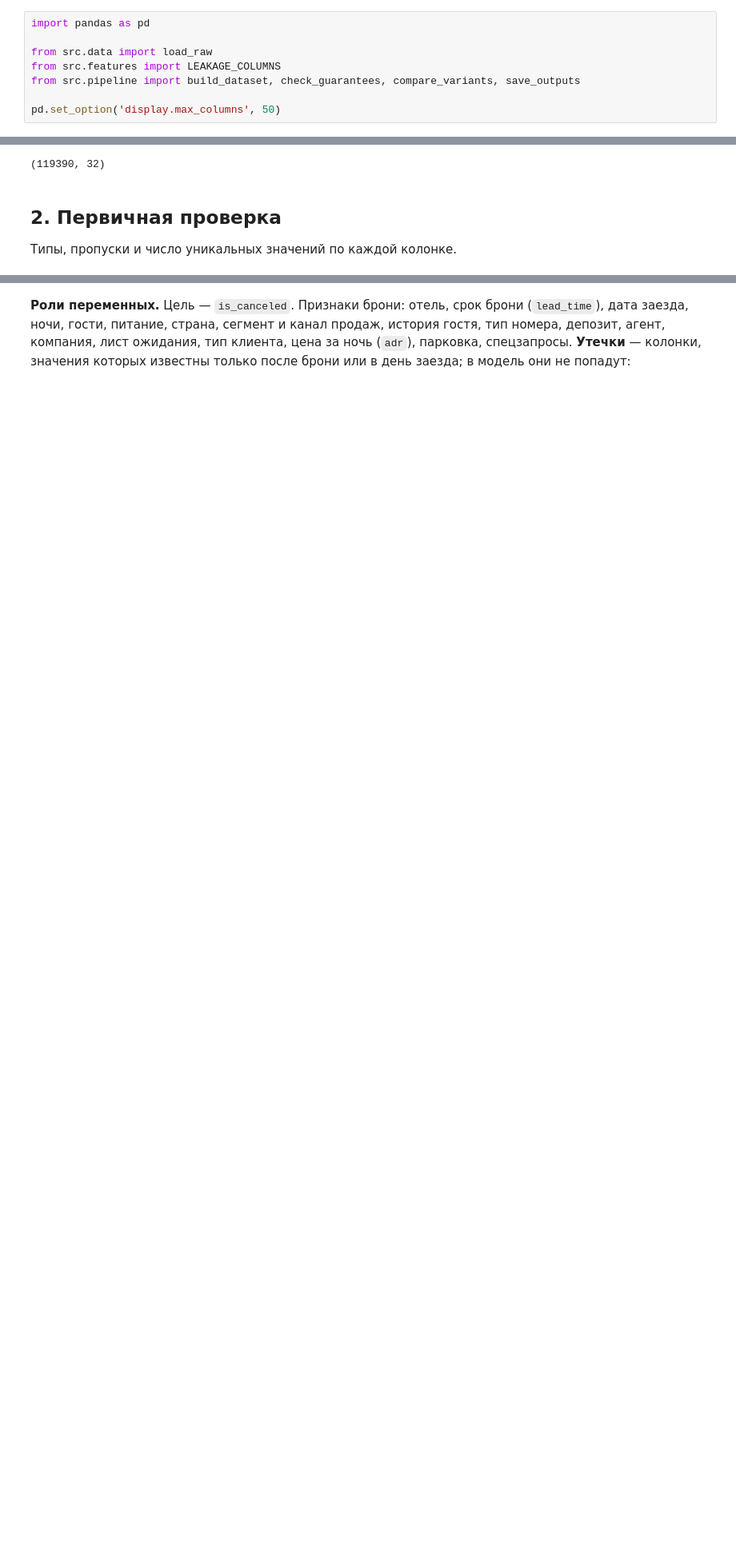
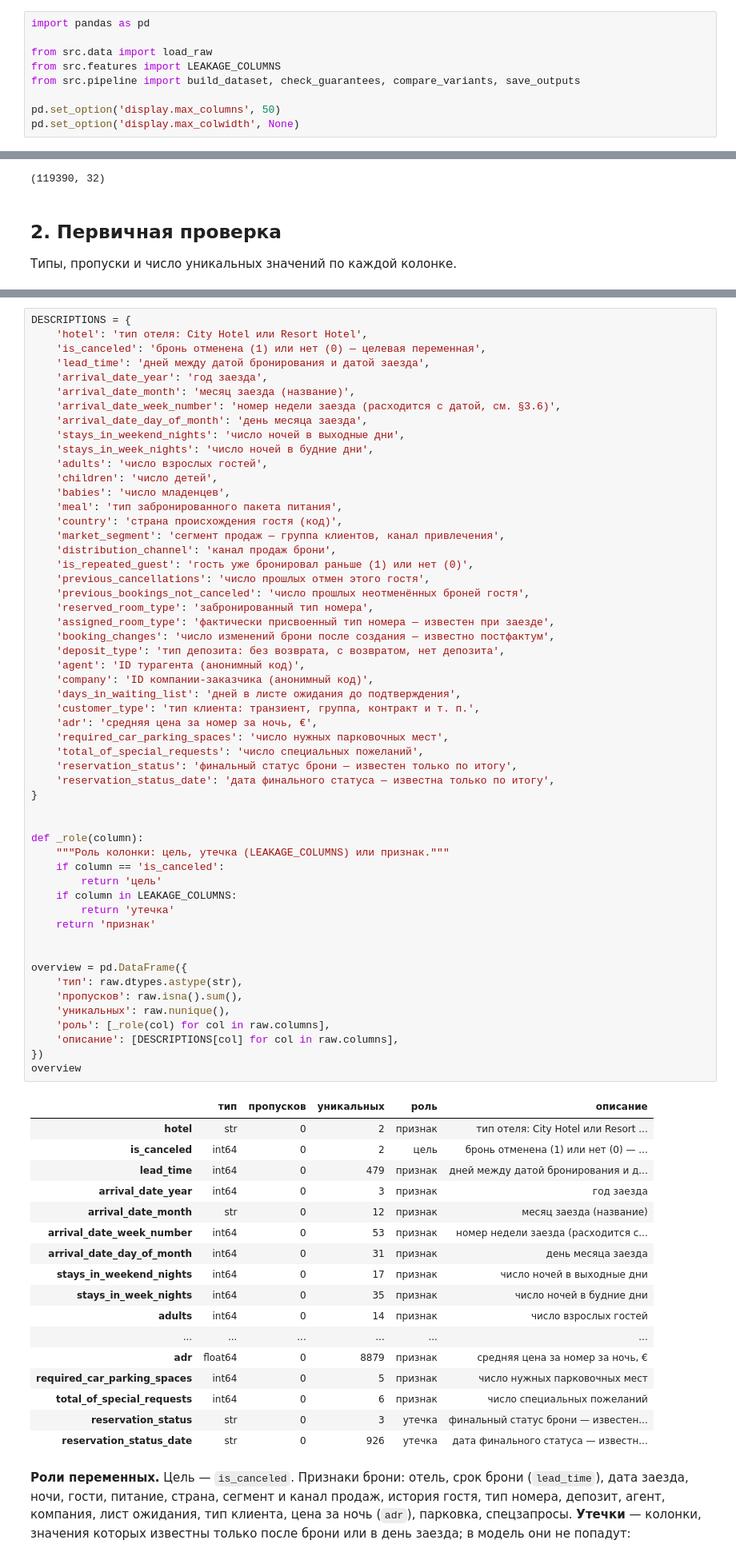
Before and after one commit to obivanio/hotel-cancellations-hse, a Jupyter notebook: notebooks/01_data_cleaning.ipynb, the cells around one changed output, grey strips where cells are left out. Shown at 80% size. Cells and saved outputs as stored; diff of their text form; blank space fills up the shorter version.

```diff
--- a/notebooks/01_data_cleaning.ipynb
+++ b/notebooks/01_data_cleaning.ipynb
@@ -14,6 +14,7 @@ from src.features import LEAKAGE_COLUMNS
 from src.pipeline import build_dataset, check_guarantees, compare_variants, save_outputs
 
 pd.set_option('display.max_columns', 50)
+pd.set_option('display.max_colwidth', None)
 # %% [markdown]
 ## 1. Загрузка
 
@@ -55,3 +31,75 @@ overview
+# %%
+DESCRIPTIONS = {
+    'hotel': 'тип отеля: City Hotel или Resort Hotel',
+    'is_canceled': 'бронь отменена (1) или нет (0) — целевая переменная',
+    'lead_time': 'дней между датой бронирования и датой заезда',
+    'arrival_date_year': 'год заезда',
+    'arrival_date_month': 'месяц заезда (название)',
+    'arrival_date_week_number': 'номер недели заезда (расходится с датой, см. §3.6)',
+    'arrival_date_day_of_month': 'день месяца заезда',
+    'stays_in_weekend_nights': 'число ночей в выходные дни',
+    'stays_in_week_nights': 'число ночей в будние дни',
+    'adults': 'число взрослых гостей',
+    'children': 'число детей',
+    'babies': 'число младенцев',
+    'meal': 'тип забронированного пакета питания',
+    'country': 'страна происхождения гостя (код)',
+    'market_segment': 'сегмент продаж — группа клиентов, канал привлечения',
+    'distribution_channel': 'канал продаж брони',
+    'is_repeated_guest': 'гость уже бронировал раньше (1) или нет (0)',
+    'previous_cancellations': 'число прошлых отмен этого гостя',
+    'previous_bookings_not_canceled': 'число прошлых неотменённых броней гостя',
+    'reserved_room_type': 'забронированный тип номера',
+    'assigned_room_type': 'фактически присвоенный тип номера — известен при заезде',
+    'booking_changes': 'число изменений брони после создания — известно постфактум',
+    'deposit_type': 'тип депозита: без возврата, с возвратом, нет депозита',
+    'agent': 'ID турагента (анонимный код)',
+    'company': 'ID компании-заказчика (анонимный код)',
+    'days_in_waiting_list': 'дней в листе ожидания до подтверждения',
+    'customer_type': 'тип клиента: транзиент, группа, контракт и т. п.',
+    'adr': 'средняя цена за номер за ночь, €',
+    'required_car_parking_spaces': 'число нужных парковочных мест',
+    'total_of_special_requests': 'число специальных пожеланий',
+    'reservation_status': 'финальный статус брони — известен только по итогу',
+    'reservation_status_date': 'дата финального статуса — известна только по итогу',
+}
+
+
+def _role(column):
+    """Роль колонки: цель, утечка (LEAKAGE_COLUMNS) или признак."""
+    if column == 'is_canceled':
+        return 'цель'
+    if column in LEAKAGE_COLUMNS:
+        return 'утечка'
+    return 'признак'
+
+
+overview = pd.DataFrame({
+    'тип': raw.dtypes.astype(str),
+    'пропусков': raw.isna().sum(),
+    'уникальных': raw.nunique(),
+    'роль': [_role(col) for col in raw.columns],
+    'описание': [DESCRIPTIONS[col] for col in raw.columns],
+})
+overview
+# %% [output]
+|  | тип | пропусков | уникальных | роль | описание |
+| hotel | str | 0 | 2 | признак | тип отеля: City Hotel или Resort ... |
+| is_canceled | int64 | 0 | 2 | цель | бронь отменена (1) или нет (0) — ... |
+| lead_time | int64 | 0 | 479 | признак | дней между датой бронирования и д... |
+| arrival_date_year | int64 | 0 | 3 | признак | год заезда |
+| arrival_date_month | str | 0 | 12 | признак | месяц заезда (название) |
+| arrival_date_week_number | int64 | 0 | 53 | признак | номер недели заезда (расходится с... |
+| arrival_date_day_of_month | int64 | 0 | 31 | признак | день месяца заезда |
+| stays_in_weekend_nights | int64 | 0 | 17 | признак | число ночей в выходные дни |
+| stays_in_week_nights | int64 | 0 | 35 | признак | число ночей в будние дни |
+| adults | int64 | 0 | 14 | признак | число взрослых гостей |
+| ... | ... | ... | ... | ... | ... |
+| adr | float64 | 0 | 8879 | признак | средняя цена за номер за ночь, € |
+| required_car_parking_spaces | int64 | 0 | 5 | признак | число нужных парковочных мест |
+| total_of_special_requests | int64 | 0 | 6 | признак | число специальных пожеланий |
+| reservation_status | str | 0 | 3 | утечка | финальный статус брони — известен... |
+| reservation_status_date | str | 0 | 926 | утечка | дата финального статуса — известн... |
 # %% [markdown]
 **Роли переменных.** Цель — `is_canceled`. Признаки брони: отель, срок брони (`lead_time`), дата заезда, ночи, гости, питание, страна, сегмент и канал продаж, история гостя, тип номера, депозит, агент, компания, лист ожидания, тип клиента, цена за ночь (`adr`), парковка, спецзапросы. **Утечки** — колонки, значения которых известны только после брони или в день заезда; в модель они не попадут:
 # %%
```
Also changed, not shown: parts of 4 cells of this notebook.
